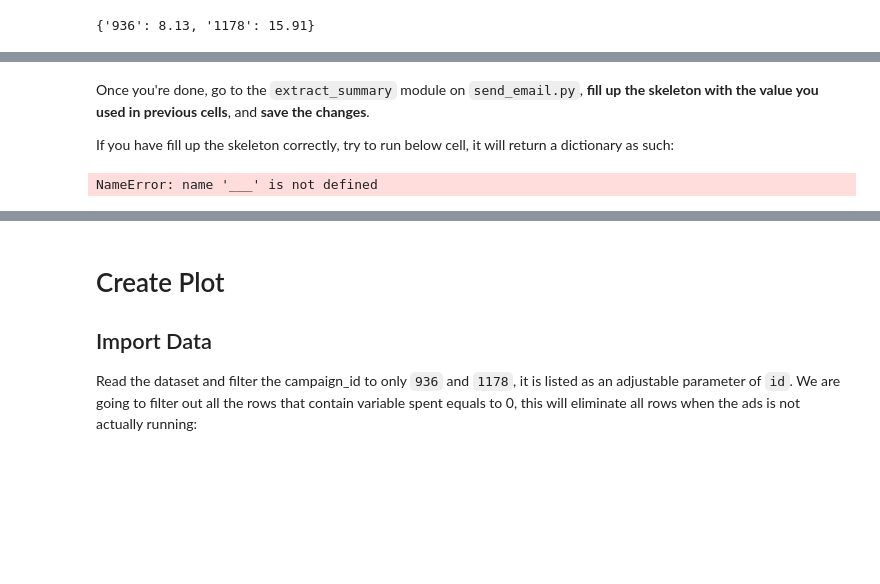
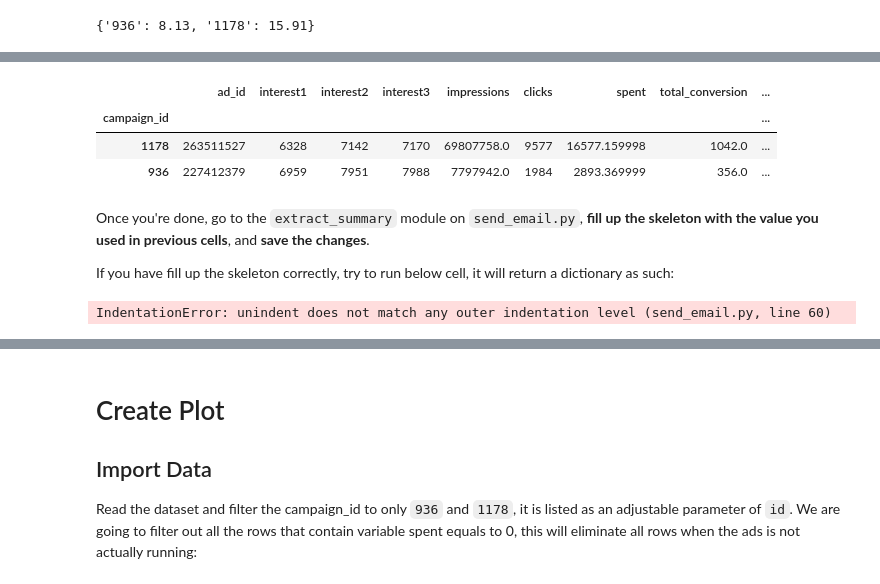
Before and after one commit to dannynur1212/capstone1, a Jupyter notebook: helper.ipynb, the cells around one changed output, grey strips where cells are left out. Saved outputs shown, nothing was run; the diff lists cells and outputs as text; code cells hidden in the pictures; blank space fills up the shorter version.

```diff
--- a/helper.ipynb
+++ b/helper.ipynb
@@ -70,10 +183,15 @@ cpc_each
+# %%
+campaigns.groupby(['campaign_id']).sum()
+# %% [output]
+|  | ad_id | interest1 | interest2 | interest3 | impressions | clicks | spent | total_conversion | ... |
+| campaign_id |  |  |  |  |  |  |  |  | ... |
+| 1178 | 263511527 | 6328 | 7142 | 7170 | 69807758.0 | 9577 | 16577.159998 | 1042.0 | ... |
+| 936 | 227412379 | 6959 | 7951 | 7988 | 7797942.0 | 1984 | 2893.369999 | 356.0 | ... |
 # %% [markdown]
 Once you're done, go to the `extract_summary` module on `send_email.py`, **fill up the skeleton with the value you used in previous cells**, and **save the changes**.
 
 If you have fill up the skeleton correctly, try to run below cell, it will return a dictionary as such:
 # %%
 from send_email import extract_summary
-
-extract_summary()
 # %% [output]
-NameError: name '___' is not defined
+IndentationError: unindent does not match any outer indentation level (send_email.py, line 60)
```
Also changed, not shown: parts of 27 cells of this notebook, 3 other files.
